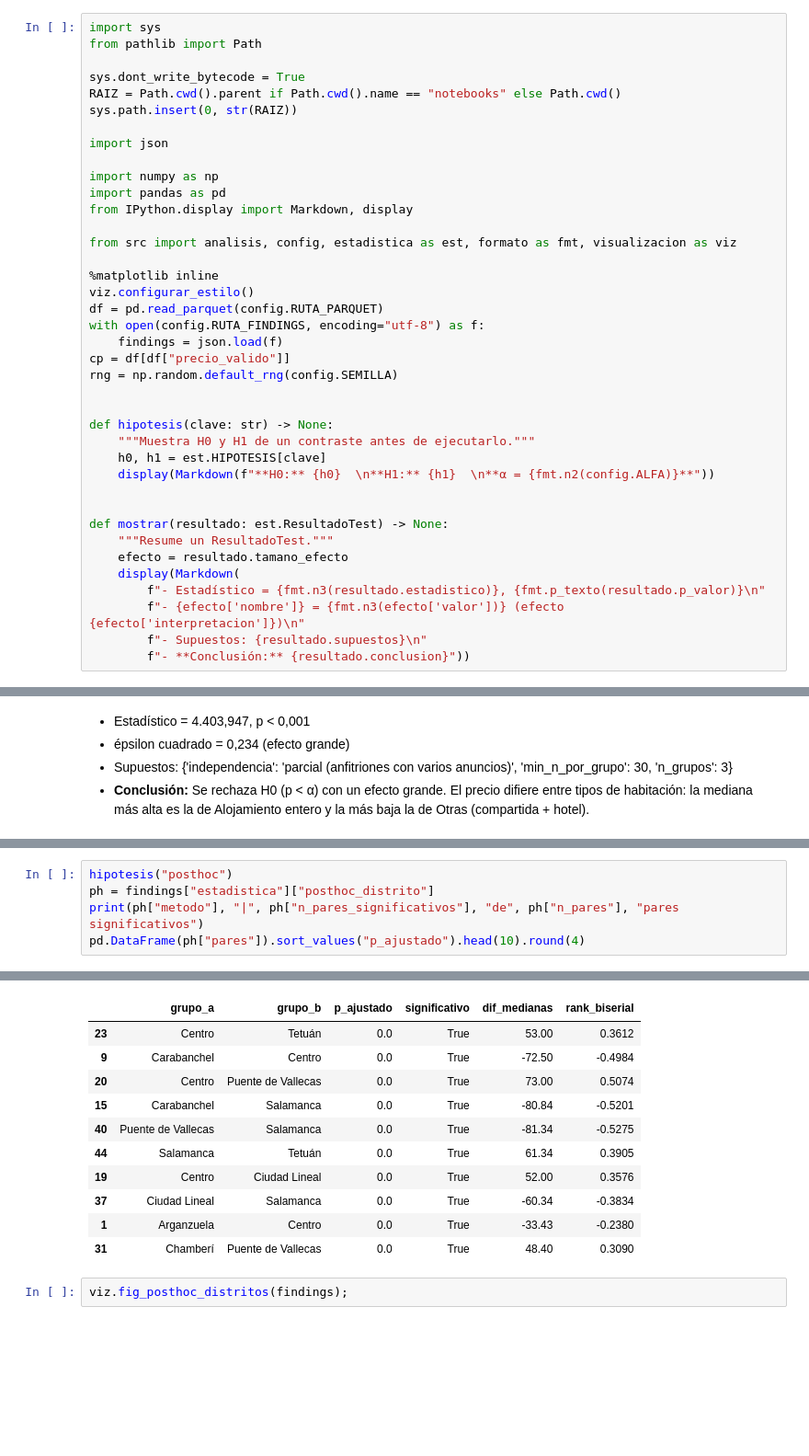
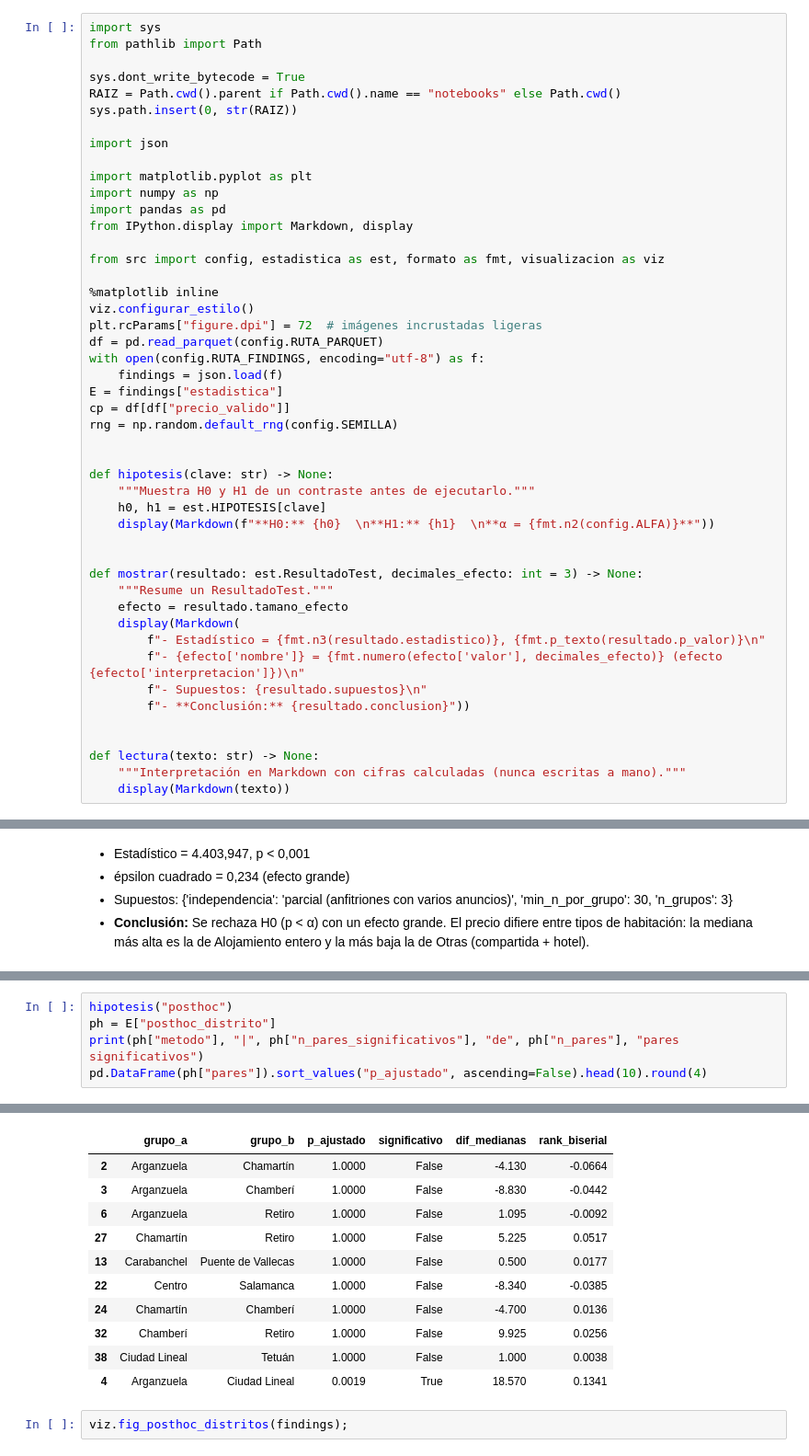
Before and after one commit to diegopellegrini1/Proyecto-Final, a Jupyter notebook: notebooks/02_analisis_estadistico.ipynb, the cells around one changed output, grey strips where cells are left out. Shown at 92% size. Drawn from its saved outputs; the diff is of its cells as text; blank space fills up the shorter version.

```diff
--- a/notebooks/02_analisis_estadistico.ipynb
+++ b/notebooks/02_analisis_estadistico.ipynb
@@ -15,17 +27,20 @@ sys.path.insert(0, str(RAIZ))
 
 import json
 
+import matplotlib.pyplot as plt
 import numpy as np
 import pandas as pd
 from IPython.display import Markdown, display
 
-from src import analisis, config, estadistica as est, formato as fmt, visualizacion as viz
+from src import config, estadistica as est, formato as fmt, visualizacion as viz
 
 %matplotlib inline
 viz.configurar_estilo()
+plt.rcParams["figure.dpi"] = 72  # imágenes incrustadas ligeras
 df = pd.read_parquet(config.RUTA_PARQUET)
 with open(config.RUTA_FINDINGS, encoding="utf-8") as f:
     findings = json.load(f)
+E = findings["estadistica"]
 cp = df[df["precio_valido"]]
 rng = np.random.default_rng(config.SEMILLA)
 
@@ -36,14 +51,19 @@ def hipotesis(clave: str) -> None:
     display(Markdown(f"**H0:** {h0}  \n**H1:** {h1}  \n**α = {fmt.n2(config.ALFA)}**"))
 
 
-def mostrar(resultado: est.ResultadoTest) -> None:
+def mostrar(resultado: est.ResultadoTest, decimales_efecto: int = 3) -> None:
     """Resume un ResultadoTest."""
     efecto = resultado.tamano_efecto
     display(Markdown(
         f"- Estadístico = {fmt.n3(resultado.estadistico)}, {fmt.p_texto(resultado.p_valor)}\n"
-        f"- {efecto['nombre']} = {fmt.n3(efecto['valor'])} (efecto {efecto['interpretacion']})\n"
+        f"- {efecto['nombre']} = {fmt.numero(efecto['valor'], decimales_efecto)} (efecto {efecto['interpretacion']})\n"
         f"- Supuestos: {resultado.supuestos}\n"
         f"- **Conclusión:** {resultado.conclusion}"))
+
+
+def lectura(texto: str) -> None:
+    """Interpretación en Markdown con cifras calculadas (nunca escritas a mano)."""
+    display(Markdown(texto))
 # %% [markdown]
 ## 1. Normalidad del precio y de ln(precio)
 
@@ -135,24 +207,24 @@ assert np.isclose(r_kd.estadistico, findings["estadistica"]["kruskal_distrito"][
 # %%
 hipotesis("posthoc")
-ph = findings["estadistica"]["posthoc_distrito"]
+ph = E["posthoc_distrito"]
 print(ph["metodo"], "|", ph["n_pares_significativos"], "de", ph["n_pares"], "pares significativos")
-pd.DataFrame(ph["pares"]).sort_values("p_ajustado").head(10).round(4)
+pd.DataFrame(ph["pares"]).sort_values("p_ajustado", ascending=False).head(10).round(4)
 # %% [output]
 **H0:** Para cada par de grupos, no hay diferencia en la distribución del precio.
 **H1:** El par de grupos difiere (p ajustado por Bonferroni < α).
 **α = 0,05**
 Dunn con corrección de Bonferroni (scikit-posthocs) | 36 de 45 pares significativos
 |  | grupo_a | grupo_b | p_ajustado | significativo | dif_medianas | rank_biserial |
-| 23 | Centro | Tetuán | 0.0 | True | 53.00 | 0.3612 |
-| 9 | Carabanchel | Centro | 0.0 | True | -72.50 | -0.4984 |
-| 20 | Centro | Puente de Vallecas | 0.0 | True | 73.00 | 0.5074 |
-| 15 | Carabanchel | Salamanca | 0.0 | True | -80.84 | -0.5201 |
-| 40 | Puente de Vallecas | Salamanca | 0.0 | True | -81.34 | -0.5275 |
-| 44 | Salamanca | Tetuán | 0.0 | True | 61.34 | 0.3905 |
-| 19 | Centro | Ciudad Lineal | 0.0 | True | 52.00 | 0.3576 |
-| 37 | Ciudad Lineal | Salamanca | 0.0 | True | -60.34 | -0.3834 |
-| 1 | Arganzuela | Centro | 0.0 | True | -33.43 | -0.2380 |
-| 31 | Chamberí | Puente de Vallecas | 0.0 | True | 48.40 | 0.3090 |
+| 2 | Arganzuela | Chamartín | 1.0000 | False | -4.130 | -0.0664 |
+| 3 | Arganzuela | Chamberí | 1.0000 | False | -8.830 | -0.0442 |
+| 6 | Arganzuela | Retiro | 1.0000 | False | 1.095 | -0.0092 |
+| 27 | Chamartín | Retiro | 1.0000 | False | 5.225 | 0.0517 |
+| 13 | Carabanchel | Puente de Vallecas | 1.0000 | False | 0.500 | 0.0177 |
+| 22 | Centro | Salamanca | 1.0000 | False | -8.340 | -0.0385 |
+| 24 | Chamartín | Chamberí | 1.0000 | False | -4.700 | 0.0136 |
+| 32 | Chamberí | Retiro | 1.0000 | False | 9.925 | 0.0256 |
+| 38 | Ciudad Lineal | Tetuán | 1.0000 | False | 1.000 | 0.0038 |
+| 4 | Arganzuela | Ciudad Lineal | 0.0019 | True | 18.570 | 0.1341 |
 # %%
 viz.fig_posthoc_distritos(findings);
 # %% [output]
```
Also changed, not shown: parts of 50 cells of this notebook, 20 other files.
